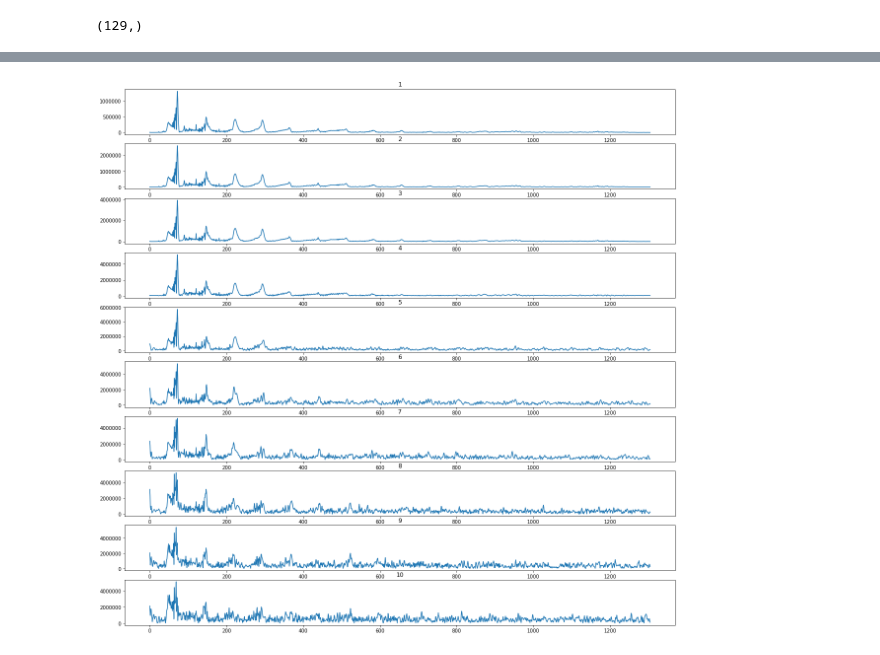
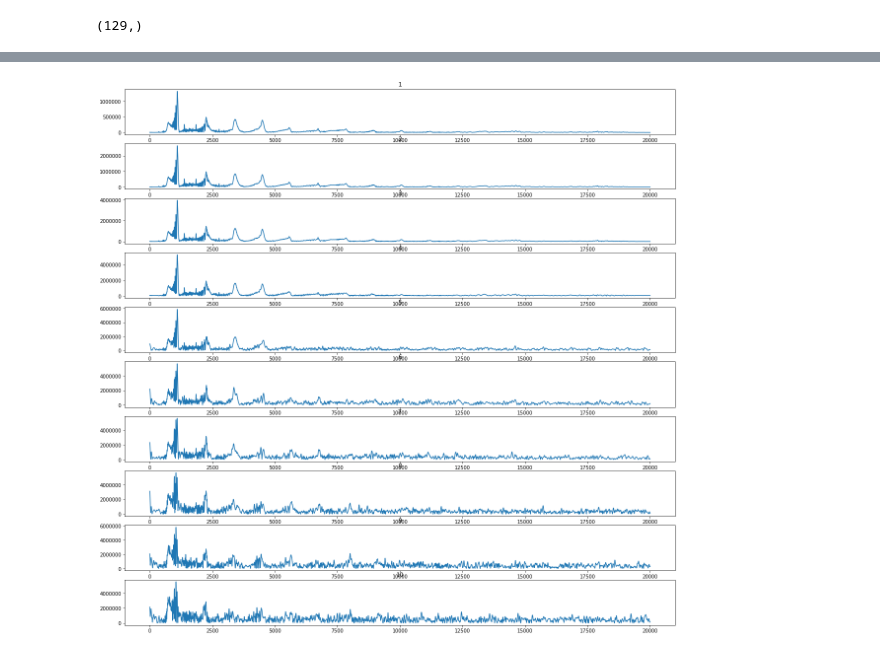
Before and after one commit to KyungjeCho/pattern-2, a Jupyter notebook: test.ipynb, the cells around one changed output, grey strips where cells are left out. Drawn from its saved outputs; the diff is of its cells as text; code cells hidden in the pictures.

```diff
--- a/test.ipynb
+++ b/test.ipynb
@@ -129,0 +377,22 @@ times.shape
+# %%
+plt.figure(figsize=(22,22))
+
+for i, (key, value) in enumerate(sample_dict.items()):
+
+    D = np.abs(librosa.stft(np.asarray(value['samples'], dtype='float32'), hop_length = len(value['samples'])// 2)) / 1000
+    D.shape
+
+
+
+    plt.subplot(10, 1, i + 1)
+    plt.ylim([0, 2000])
+    plt.plot(range(D.shape[0]//5 * 0, D.shape[0]//5 * 1), D[:D.shape[0]//5, 0], label='first')
+
+    #plt.subplot(3, 1, 2)
+    plt.plot(range(D.shape[0]//5 * 1, D.shape[0]//5 * 2), D[:D.shape[0]//5, 1], label='second')
+
+    #plt.subplot(3, 1, 3)
+    plt.plot(range(D.shape[0]//5 * 2, D.shape[0]//5 * 3), D[:D.shape[0]//5, 2], label='third')
+
+    plt.title(key)
+    plt.legend()
@@ -130,12 +475,11 @@ times.shape
 # %%
-# fft (scipy)
 from scipy.fftpack import fft, ifft
 
 plt.figure(figsize=(20, 20))
-for i, (file_name, value) in enumerate(sample_dict.items()):
+for i, s in enumerate(cutted_samples):
 
     plt.subplot(10, 1, i + 1)
-    a = fft(value['samples'])
+    a = fft(s, n=40000)
     plt.plot(abs(a[:len(a)//2]))
-    plt.title(file_name)
+    plt.title(i)
 # %% [output]
@@ -150,0 +487,12 @@ array([  354.           +0.j        , -1407.17709482-3586.03898088j,
+# %%
+# 2 vs 7
+plt.figure(figsize=(12, 10))
+plt.subplot(2, 1, 1)
+a = fft(cutted_samples[1], n=40000)
+plt.plot(abs(a[:len(a)//2]))
+plt.title(2)
+
+plt.subplot(2, 1, 2)
+a = fft(cutted_samples[7], n=40000)
+plt.plot(abs(a[:len(a)//2]))
+plt.title(7)
@@ -151,10 +502,10 @@ array([  354.           +0.j        , -1407.17709482-3586.03898088j,
 # %%
 plt.figure(figsize=(20, 20))
 for i in range(10):
 
     plt.subplot(10, 1, i + 1)
-    a = fft(sample_dict['zero.wav']['samples'] * (i + 1))
+    a = fft(sample_dict['zero.wav']['samples'] * (i + 1), n=40000)
     plt.plot(abs(a[:len(a)//2]))
     plt.title(i + 1)
 # %% [output]
-[figure, old version]
+[figure, new version]
```
Also changed, not shown: parts of 27 cells of this notebook, 1 other file.
